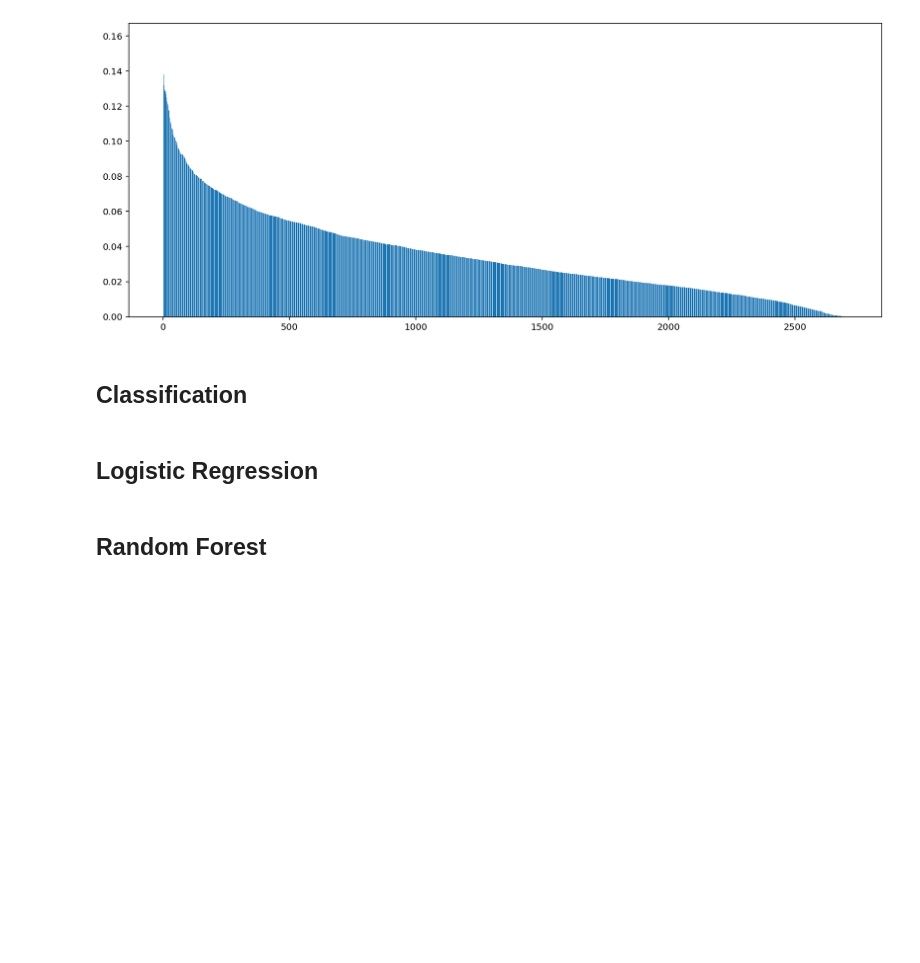
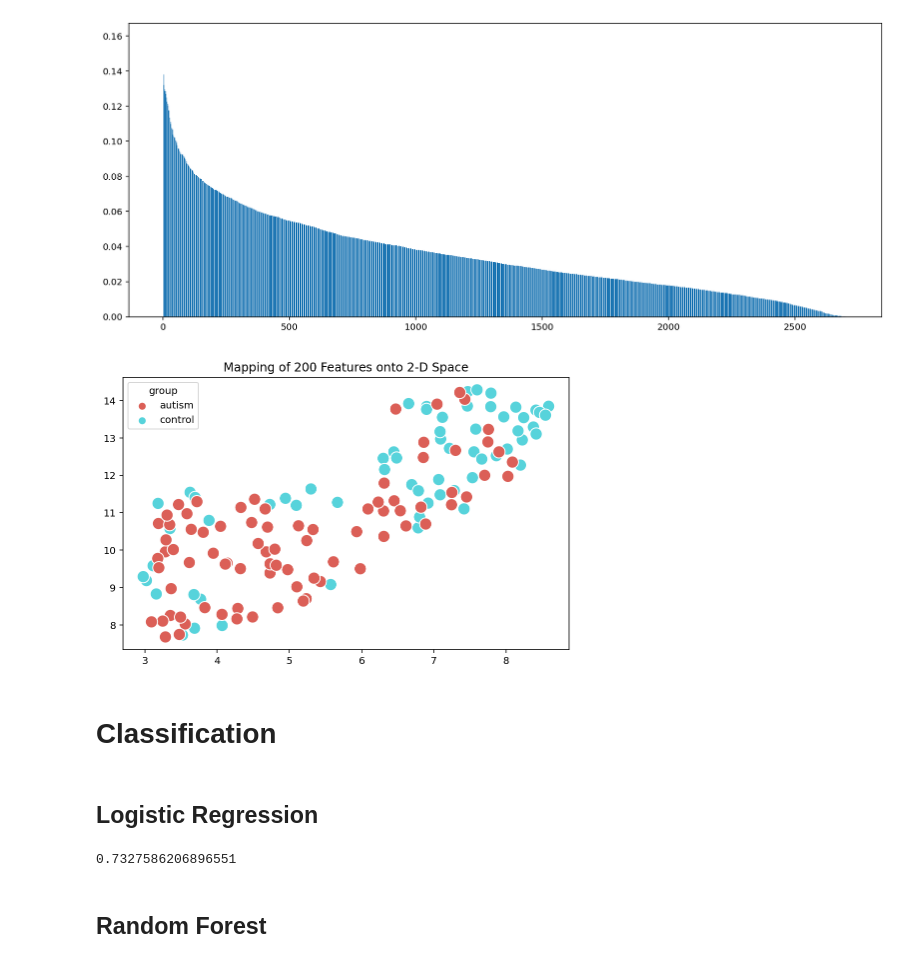
Before and after one commit to Yukodeng/118B-Final-Project, a Jupyter notebook: Cogs118B Final Project.ipynb, the cells around one changed output. Cells and saved outputs as stored; diff of their text form; code cells hidden in the pictures; blank space fills up the shorter version.

```diff
--- a/Cogs118B Final Project.ipynb
+++ b/Cogs118B Final Project.ipynb
@@ -245,10 +221,7 @@ def calc_COR(data=gene_flt.iloc[:,1:]):
 # %%
 Sf = calc_COR()
 cor_df = pd.DataFrame({'cor':Sf},
-                      index=gene_flt.columns[1:]).sort_values(by='cor',
-                                                    ascending=False)
-
-# f, ax = plt.subplots(1,2)
+                      index=gene_flt.columns[1:]).sort_values(by='cor', ascending=False)
 plt.figure(figsize=(15,6))
 plt.bar(np.arange(2707)+1, cor_df['cor'])
 plt.show()
@@ -277,8 +238,14 @@ COR_f = cor_df.index.tolist()[:200]
 df_filtered = gene_flt.loc[:, COR_f]
 df_filtered['group'] = gene['group']
 # df_filtered.to_csv('Data/gene_filtered_200.csv')
+# %%
+draw_umap(df_filtered.iloc[:,:-1])
+plt.title("Mapping of 200 Features onto 2-D Space")
+plt.show()
+# %% [output]
+[figure, added]
 # %% [markdown]
-## Classification
+# Classification
 # %% [markdown]
 ## Logistic Regression
 # %%
@@ -298,6 +265,18 @@ plt.errorbar(1/Cs, mdl.scores_['control'].mean(axis=0),
              mdl.scores_['control'].std(axis=0)/np.sqrt(10) )
 plt.xlabel('lambda (regularization strength)')
 plt.ylabel('Score (Classification accuracy)')
+# %%
+xtrain, xtest, ytrain, ytest = train_test_split(X4, y,test_size=0.2, shuffle=True)
+logit=lm.LogisticRegression(C=C,
+                            penalty='l1',
+                            solver='saga',
+                            random_state=41).fit(xtrain, ytrain)
+
+train_pred = logit.predict(xtrain)
+train_acc = accuracy_score(ytrain, train_pred)
+train_acc
+# %% [output]
+0.7327586206896551
 # %%
 C = Cs[np.argmax(mdl.scores_['control'].mean(axis=0))]
 clf = lm.LogisticRegression(C=C,
```
Also changed, not shown: parts of 36 cells of this notebook, 1 other file.
